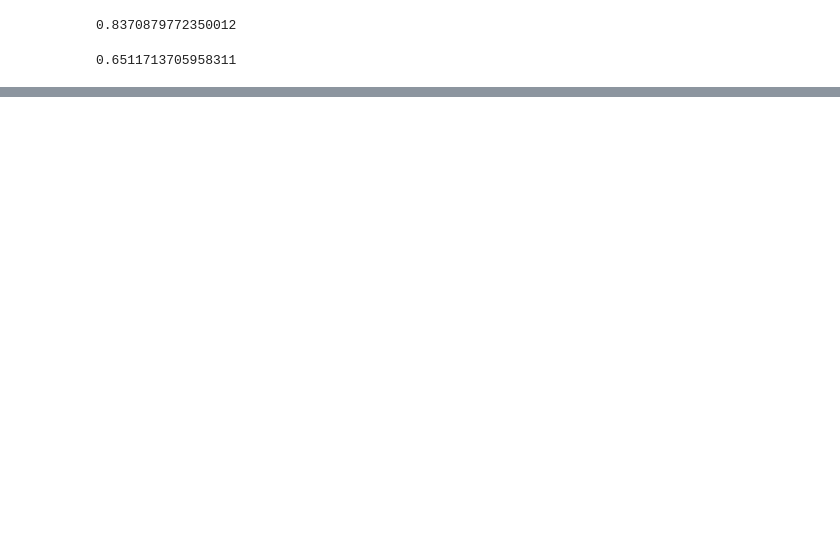
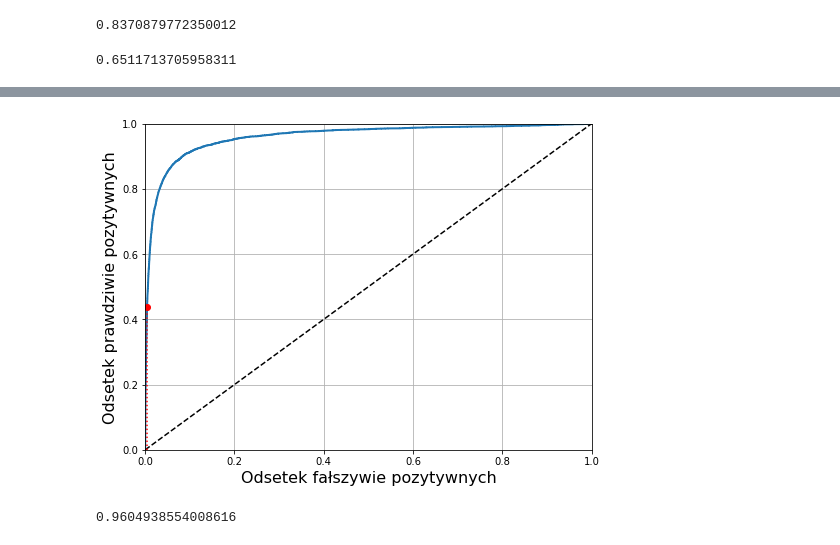
Before and after one commit to dawidkubicki/ml-oreilly-projects, a Jupyter notebook: Chapter1/Classification.ipynb, the cells around one changed output, grey strips where cells are left out. Cells and saved outputs as stored; diff of their text form; code cells hidden in the pictures; blank space fills up the shorter version.

```diff
--- a/Chapter1/Classification.ipynb
+++ b/Chapter1/Classification.ipynb
@@ -167,0 +252,27 @@ recall_score(y_train_5, y_train_pred)
+# %%
+from sklearn.metrics import roc_curve
+
+fpr, tpr, thresholds = roc_curve(y_train_5, y_scores)
+# %%
+def plot_roc_curve(fpr, tpr, label=None):
+    plt.plot(fpr, tpr, linewidth=2, label=label)
+    plt.plot([0, 1], [0, 1], 'k--') # przerywana linia ukośna
+    plt.axis([0, 1, 0, 1])                                       # Nieukazane w książce
+    plt.xlabel('Odsetek fałszywie pozytywnych', fontsize=16)     # Nieukazane
+    plt.ylabel('Odsetek prawdziwie pozytywnych', fontsize=16)    # Nieukazane
+    plt.grid(True)                                               # Nieukazane
+
+plt.figure(figsize=(8, 6))                         # Nieukazane
+plot_roc_curve(fpr, tpr)
+plt.plot([4.837e-3, 4.837e-3], [0., 0.4368], "r:") # Nieukazane
+plt.plot([0.0, 4.837e-3], [0.4368, 0.4368], "r:")  # Nieukazane
+plt.plot([4.837e-3], [0.4368], "ro")               # Nieukazane                      # Nieukazane
+plt.show()
+# %% [output]
+[figure, added]
+# %%
+from sklearn.metrics import roc_auc_score
+
+roc_auc_score(y_train_5, y_scores)
+# %% [output]
+0.9604938554008616
```
Also changed, not shown: parts of 48 cells of this notebook.
